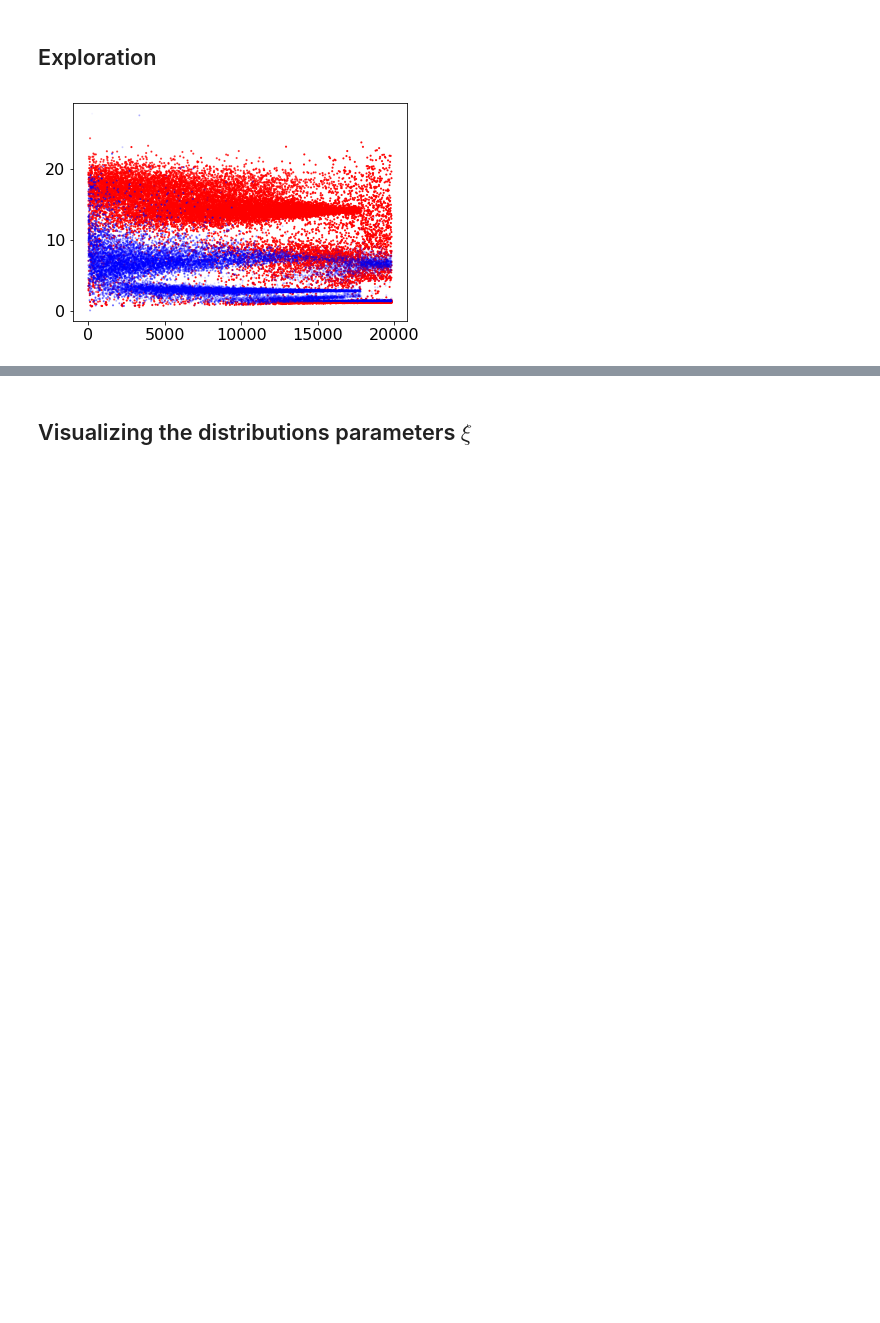
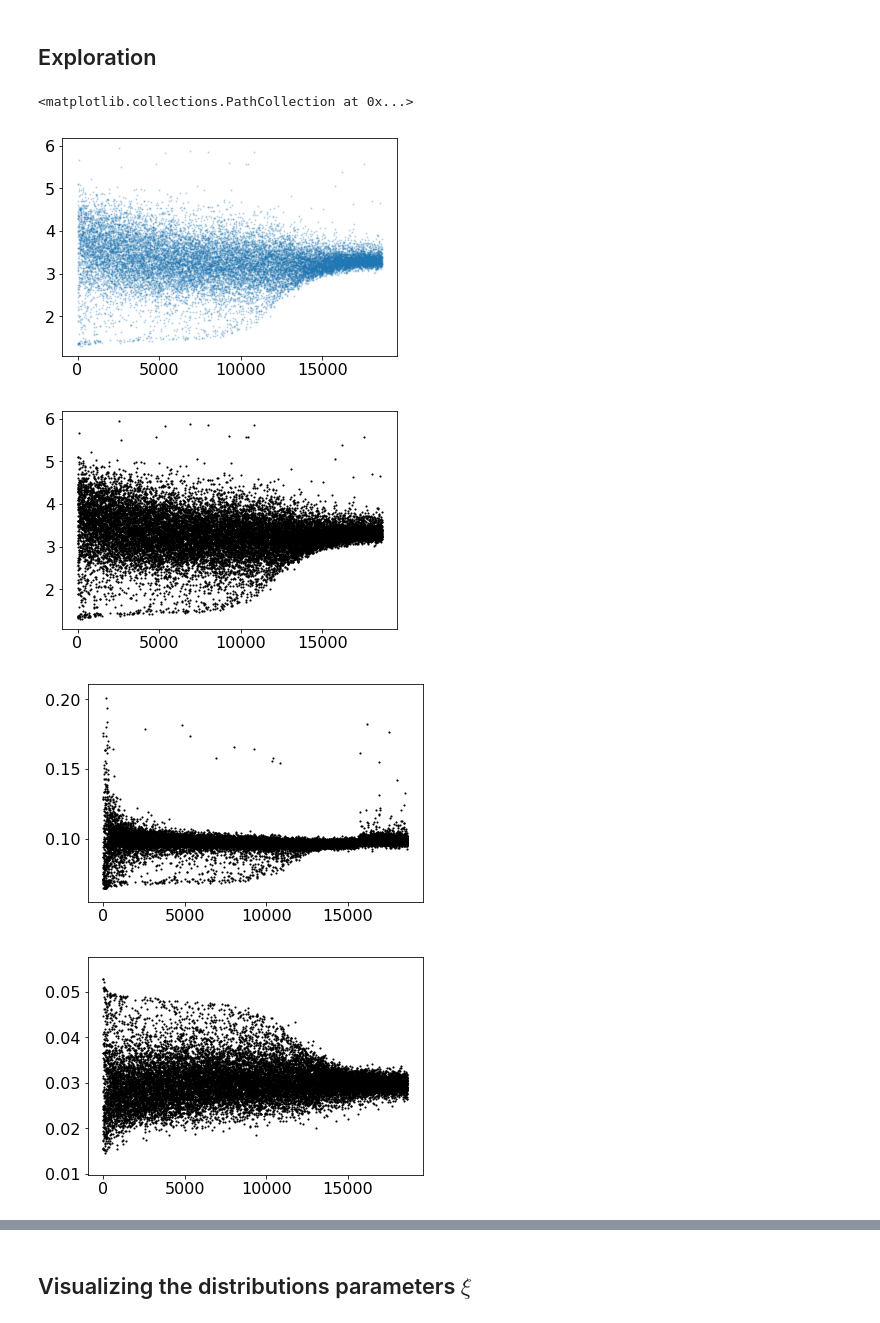
Before and after one commit to broadinstitute/CellBender, a Jupyter notebook: proto/chimera/notebooks/dtm_exploration.ipynb, the cells around one changed output, grey strips where cells are left out. Drawn from its saved outputs; the diff is of its cells as text; code cells hidden in the pictures; blank space fills up the shorter version.

```diff
--- a/proto/chimera/notebooks/dtm_exploration.ipynb
+++ b/proto/chimera/notebooks/dtm_exploration.ipynb
@@ -265,0 +411,8 @@ except:
+# %%
+pyro.clear_param_store()
+
+hvg_selector = HighlyVariableGenesSelector(
+    sc_fingerprint_dtm=sc_fingerprint_dtm,
+    init_params_dict=init_params_dict,
+    device=device,
+    dtype=dtype)
@@ -265,0 +442,2 @@ except:
+# %%
+sc_fingerprint_dtm.set_highly_variable_gene_indices(hvg_selector.highly_variable_gene_indices)
@@ -578,23 +805,46 @@ ax.plot(smooth_loss_hist)
 ## Exploration
 # %%
 with torch.no_grad():
-    fsd_params_dict = fsd_codec.decode(fsd_codec.get_sorted_fsd_xi(pyro.param("fsd_xi_posterior_loc_gq")))
+    fsd_params_dict = fsd_model.decode(fsd_model.get_sorted_fsd_xi(fsd_model.fsd_xi_posterior_loc_gq))
     empirical_mu = torch.tensor(sc_fingerprint_dtm.empirical_fsd_mu_hi).float().cuda().unsqueeze(-1)
     mu_hi = fsd_params_dict['mu_hi'].cpu().numpy()
     w_hi = fsd_params_dict['w_hi'].cpu().numpy()
+    phi_hi = fsd_params_dict['phi_hi'].cpu().numpy()
+    mu_lo = fsd_params_dict['mu_lo'].cpu().numpy()
+    w_lo = fsd_params_dict['w_lo'].cpu().numpy()
     x = np.arange(sc_fingerprint_dtm.n_genes)
 
-    rgba_colors_1 = np.zeros((sc_fingerprint_dtm.n_genes, 4))
-    rgba_colors_1[:, 0] = 1.0
-    rgba_colors_1[:, 3] = w_hi[:, 0]
+# rgba_colors_1 = np.zeros((sc_fingerprint_dtm.n_genes, 4))
+# rgba_colors_1[:, 0] = 1.0
+# rgba_colors_1[:, 3] = w_hi[:, 0]
 
-    rgba_colors_2 = np.zeros((sc_fingerprint_dtm.n_genes, 4))
-    rgba_colors_2[:, 2] = 1.0
-    rgba_colors_2[:, 3] = w_hi[:, 1]
+# rgba_colors_2 = np.zeros((sc_fingerprint_dtm.n_genes, 4))
+# rgba_colors_2[:, 1] = 1.0
+# rgba_colors_2[:, 3] = w_hi[:, 1]
 
-    plt.scatter(x, mu_hi[:, 0], marker='.', s=5, color=rgba_colors_1)
-    plt.scatter(x, mu_hi[:, 1], marker='.', s=5, color=rgba_colors_2)
+mu_lo_mean = np.sum(mu_lo * w_lo, -1)
+mu_hi_mean = np.sum(mu_hi * w_hi, -1)
+
+plt.figure()
+for i in range(fsd_model.n_fsd_hi_comps):
+    plt.scatter(x, mu_hi[:, i], marker='.', s=5, alpha=0.2)
+
+
+plt.figure()
+plt.scatter(x, mu_hi_mean, marker='.', s=5, color='black')
+
+plt.figure()
+plt.scatter(x, mu_lo_mean, marker='.', s=5, color='black')
+
+plt.figure()
+plt.scatter(x, mu_lo_mean/mu_hi_mean, marker='.', s=5, color='black')
+
+#     plt.scatter(x, mu_hi[:, 2], marker='.', s=5, color=rgba_colors_3)
     # plt.ylim([0, 5])
 # %% [output]
+<matplotlib.collections.PathCollection at 0x...>
-[figure, old version]
+[figure, new version]
+[figure, added]
+[figure, added]
+[figure, added]
 # %%
```
Also changed, not shown: parts of 88 cells of this notebook, 16 other files.
